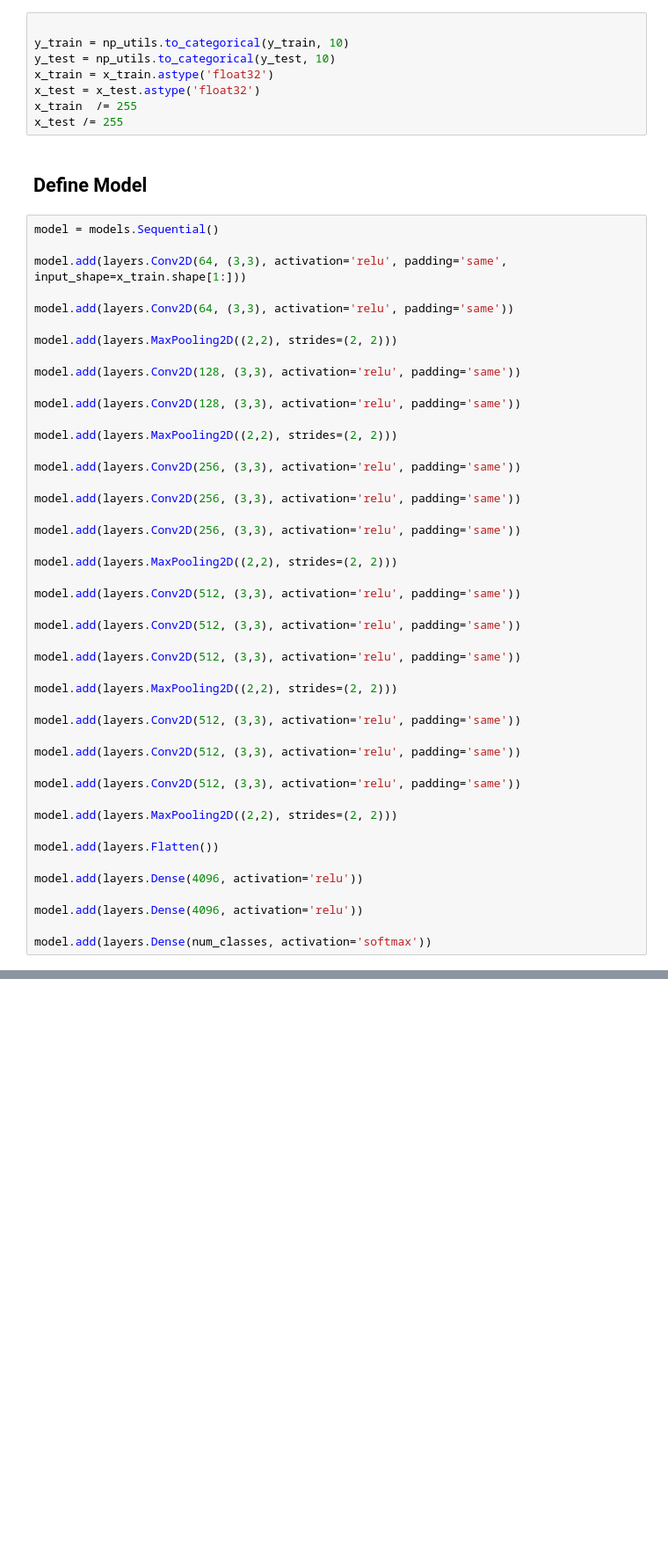
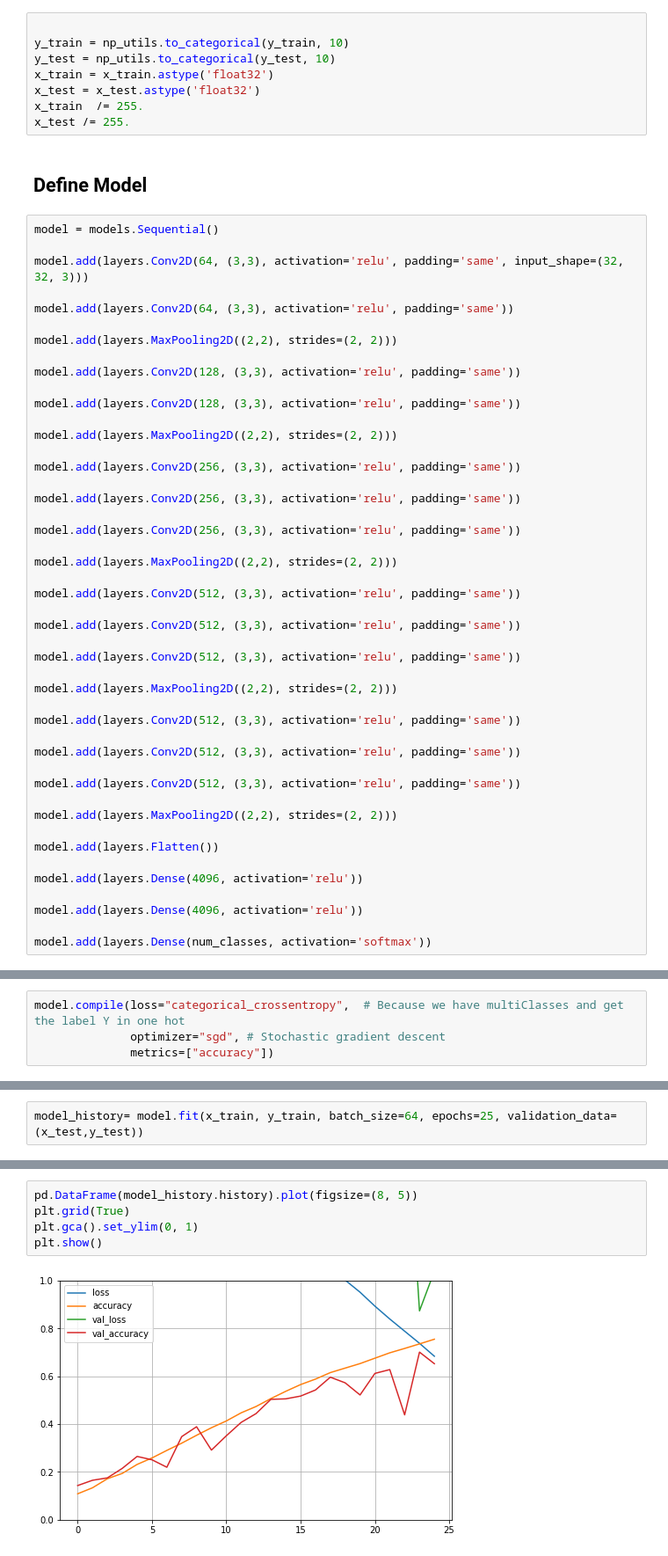
Before and after one commit to usseif97/MRNET-for-Knee-Diagnosis, a Jupyter notebook: VGG.ipynb, the cells around one changed output, grey strips where cells are left out. Shown at 88% size. Drawn from its saved outputs; the diff is of its cells as text; blank space fills up the shorter version.

```diff
--- a/VGG.ipynb
+++ b/VGG.ipynb
@@ -45,14 +46,14 @@ y_train = np_utils.to_categorical(y_train, 10)
 y_test = np_utils.to_categorical(y_test, 10)
 x_train = x_train.astype('float32')
 x_test = x_test.astype('float32')
-x_train  /= 255
-x_test /= 255
+x_train  /= 255.
+x_test /= 255.
 # %% [markdown]
 ## **Define Model**
 # %%
 model = models.Sequential()
 
-model.add(layers.Conv2D(64, (3,3), activation='relu', padding='same', input_shape=x_train.shape[1:]))
+model.add(layers.Conv2D(64, (3,3), activation='relu', padding='same', input_shape=(32, 32, 3)))
 
 model.add(layers.Conv2D(64, (3,3), activation='relu', padding='same'))
 
@@ -97,0 +121,4 @@ model.add(layers.Dense(num_classes, activation='softmax'))
+# %%
+model.compile(loss="categorical_crossentropy",  # Because we have multiClasses and get the label Y in one hot
+              optimizer="sgd", # Stochastic gradient descent
+              metrics=["accuracy"])
@@ -97,0 +127,2 @@ model.add(layers.Dense(num_classes, activation='softmax'))
+# %%
+model_history= model.fit(x_train, y_train, batch_size=64, epochs=25, validation_data=(x_test,y_test))
@@ -97,0 +149,7 @@ model.add(layers.Dense(num_classes, activation='softmax'))
+# %%
+pd.DataFrame(model_history.history).plot(figsize=(8, 5))
+plt.grid(True)
+plt.gca().set_ylim(0, 1)
+plt.show()
+# %% [output]
+[figure, added]
```
Also changed, not shown: parts of 9 cells of this notebook.
